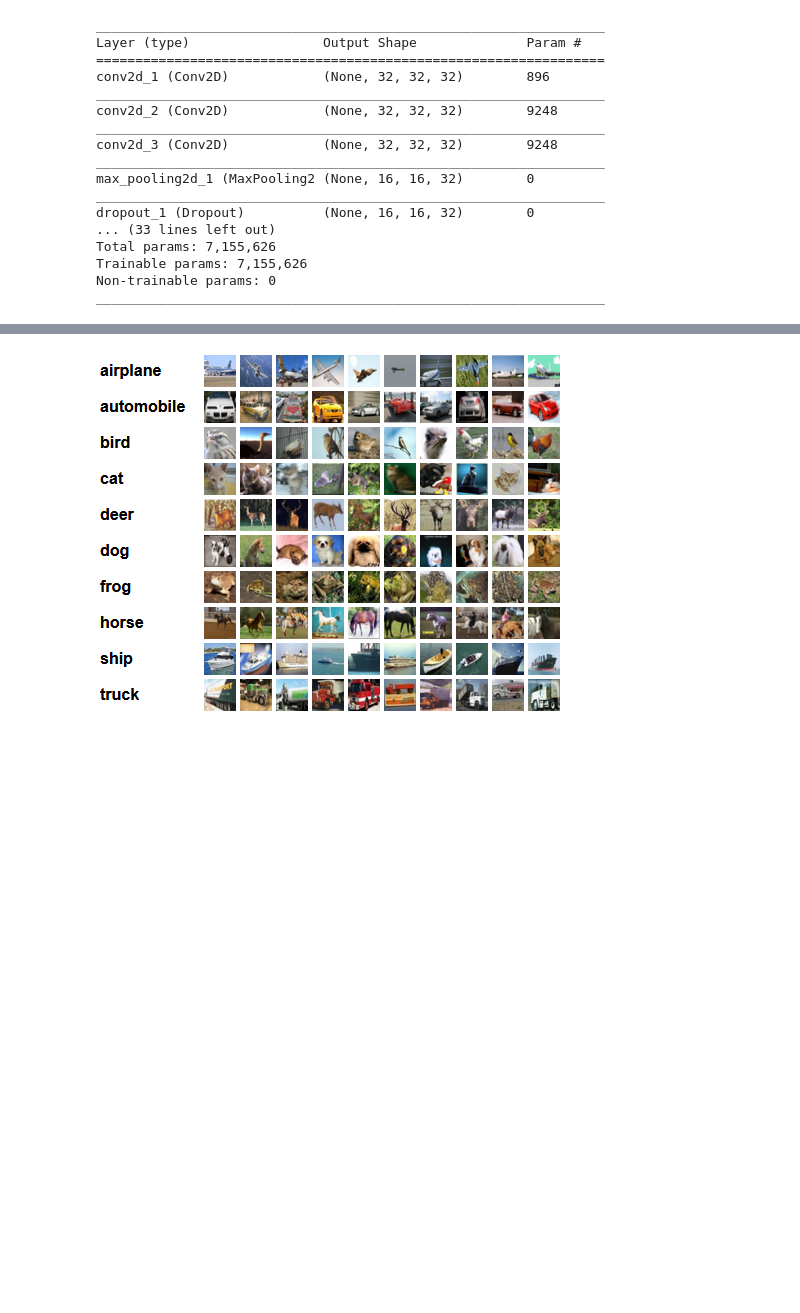
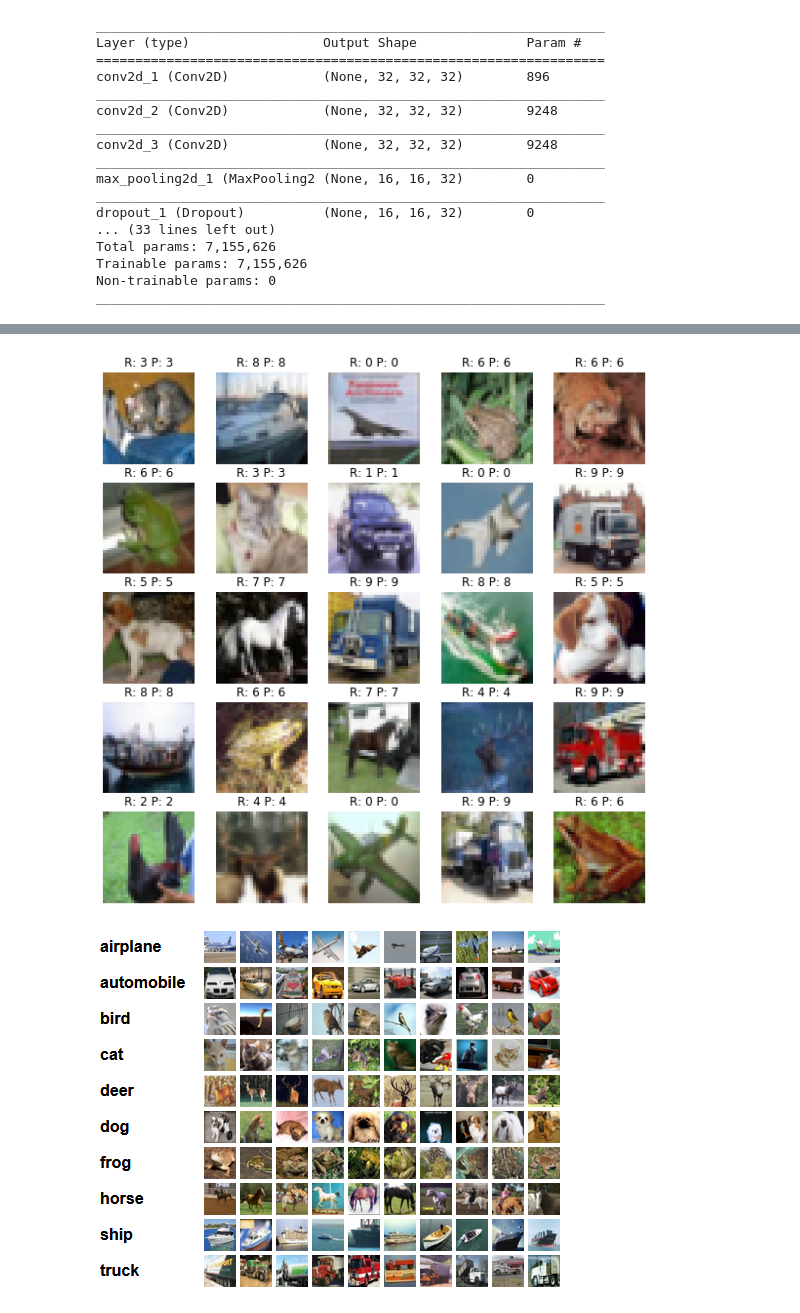
Before and after one commit to Enin/deep_learning_class, a Jupyter notebook: 7. 케라스 CIFAR-10 분류 모델.ipynb, the cells around one changed output, grey strips where cells are left out. Drawn from its saved outputs; the diff is of its cells as text; code cells hidden in the pictures; blank space fills up the shorter version.

```diff
--- a/7. 케라스 CIFAR-10 분류 모델.ipynb
+++ b/7. 케라스 CIFAR-10 분류 모델.ipynb
@@ -170,34 +177,36 @@ print(loss_and_metrics)
 ### 모델 사용
 yhat_test = model.predict(x_test, batch_size=32)
 
 plt_row = 5
 plt_col = 5
 
 
 
 plt.rcParams["figure.figsize"] = (10,10)
 
 f, axarr = plt.subplots(plt_row, plt_col)
 
 cnt = 0
 i = 0
 
 while cnt < (plt_row * plt_col):
-    if np.argmax(y_test[i]) == np.argmax(yhat_test[i]): # ==를 !=로 바꾸면 정답인 이미지를 표시해줌.
+    if np.argmax(y_test[i]) != np.argmax(yhat_test[i]): # ==를 !=로 바꾸면 정답인 이미지를 표시해줌.
         i += 1
         continue
 
     sub_plt = axarr[cnt//plt_row, cnt%plt_col]
 
     sub_plt.axis('off')
     sub_plt.imshow(x_test[i].reshape(width, height, channel))
     sub_plt_title = 'R: '+ str(np.argmax(y_test[i])) + ' P: ' + str(np.argmax(yhat_test[i]))
     sub_plt.set_title(sub_plt_title)
     #Image.fromarray(x_train[i]
     i+=1
     cnt += 1
 
 plt.show()
+# %% [output]
+[figure, added]
 # %% [markdown]
 ![image.png](attachment:image.png)
 # %% [markdown]
```
Also changed, not shown: parts of 6 cells of this notebook.
